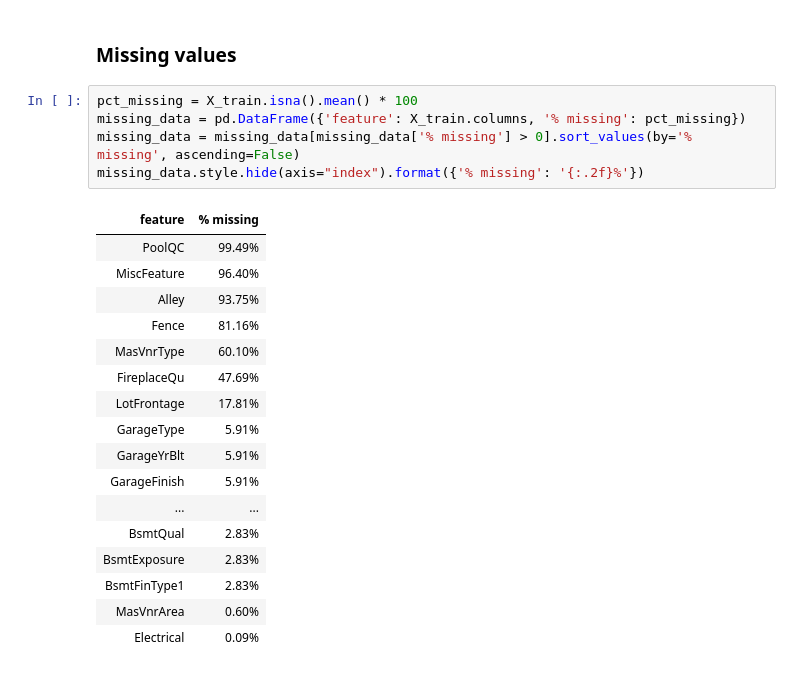
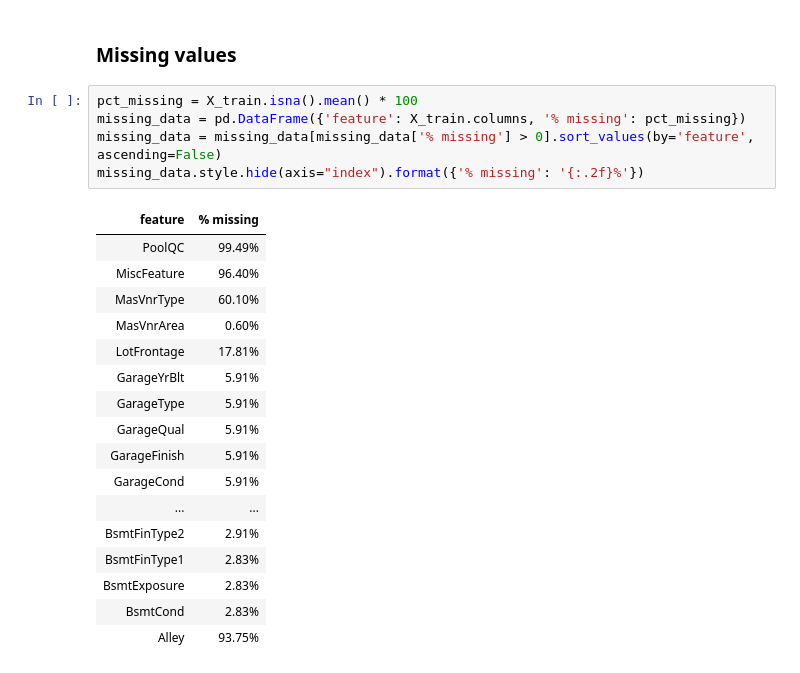
Before and after one commit to bsanchezv/House-prices-Advanced-regression-techniques, a Jupyter notebook: notebooks/1.0-EDA-first-analysis.ipynb, the cells around one changed output. Saved outputs shown, nothing was run; the diff lists cells and outputs as text.

Commit message:
verifying true missing values

```diff
--- a/notebooks/1.0-EDA-first-analysis.ipynb
+++ b/notebooks/1.0-EDA-first-analysis.ipynb
@@ -98,23 +99,23 @@ As we can observe, the distribution is highly positively skewed and leptokurtic.
 # %%
 pct_missing = X_train.isna().mean() * 100
 missing_data = pd.DataFrame({'feature': X_train.columns, '% missing': pct_missing})
-missing_data = missing_data[missing_data['% missing'] > 0].sort_values(by='% missing', ascending=False)
+missing_data = missing_data[missing_data['% missing'] > 0].sort_values(by='feature', ascending=False)
 missing_data.style.hide(axis="index").format({'% missing': '{:.2f}%'})
 # %% [output]
 | feature | % missing |
 | PoolQC | 99.49% |
 | MiscFeature | 96.40% |
+| MasVnrType | 60.10% |
+| MasVnrArea | 0.60% |
+| LotFrontage | 17.81% |
+| GarageYrBlt | 5.91% |
+| GarageType | 5.91% |
+| GarageQual | 5.91% |
+| GarageFinish | 5.91% |
+| GarageCond | 5.91% |
+| ... | ... |
+| BsmtFinType2 | 2.91% |
+| BsmtFinType1 | 2.83% |
+| BsmtExposure | 2.83% |
+| BsmtCond | 2.83% |
 | Alley | 93.75% |
-| Fence | 81.16% |
-| MasVnrType | 60.10% |
-| FireplaceQu | 47.69% |
-| LotFrontage | 17.81% |
-| GarageType | 5.91% |
-| GarageYrBlt | 5.91% |
-| GarageFinish | 5.91% |
-| ... | ... |
-| BsmtQual | 2.83% |
-| BsmtExposure | 2.83% |
-| BsmtFinType1 | 2.83% |
-| MasVnrArea | 0.60% |
-| Electrical | 0.09% |
```
Also changed, not shown: parts of 39 cells of this notebook.
